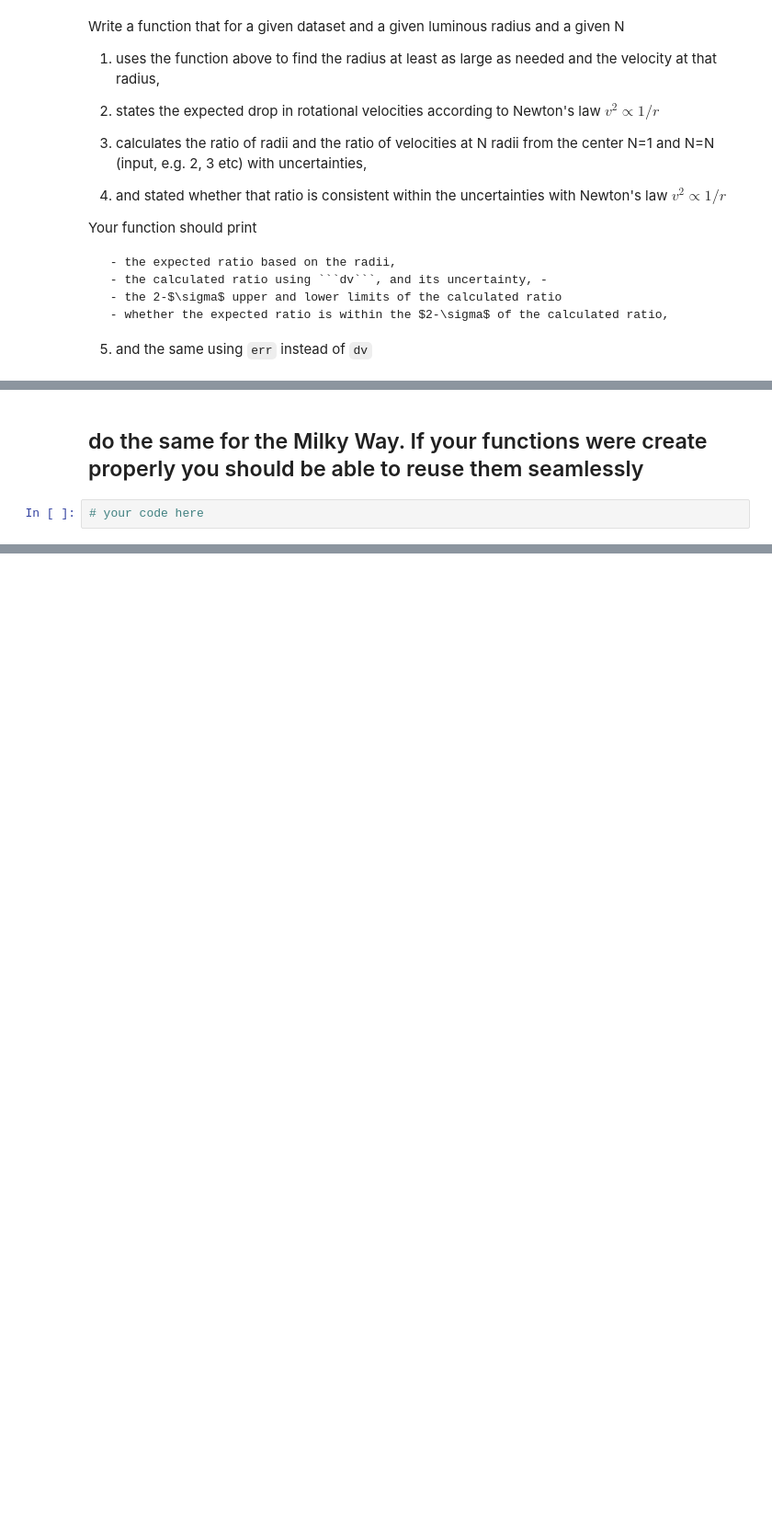
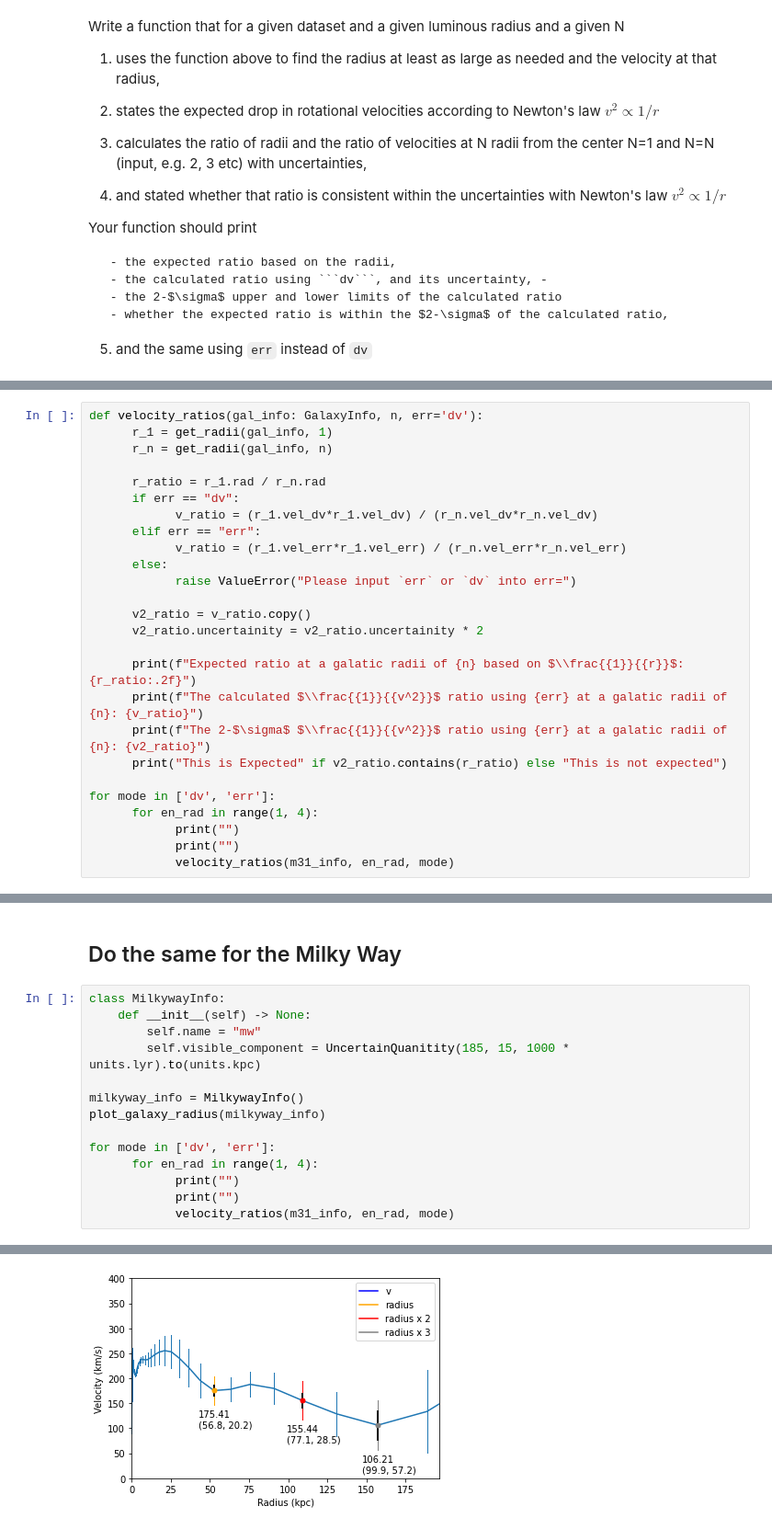
Before and after one commit to gregoryfdel/DSPS_GFoote, a Jupyter notebook: HW4/Galrotation.ipynb, the cells around one changed output, grey strips where cells are left out. Shown at 92% size. Saved outputs shown, nothing was run; the diff lists cells and outputs as text; blank space fills up the shorter version.

```diff
--- a/HW4/Galrotation.ipynb
+++ b/HW4/Galrotation.ipynb
@@ -381,0 +443,26 @@ def vratios(gal, rds, rd, err='dv'):
+# %%
+def velocity_ratios(gal_info: GalaxyInfo, n, err='dv'):
+      r_1 = get_radii(gal_info, 1)
+      r_n = get_radii(gal_info, n)
+
+      r_ratio = r_1.rad / r_n.rad
+      if err == "dv":
+            v_ratio = (r_1.vel_dv*r_1.vel_dv) / (r_n.vel_dv*r_n.vel_dv)
+      elif err == "err":
+            v_ratio = (r_1.vel_err*r_1.vel_err) / (r_n.vel_err*r_n.vel_err)
+      else:
+            raise ValueError("Please input `err` or `dv` into err=")
+
+      v2_ratio = v_ratio.copy()
+      v2_ratio.uncertainity = v2_ratio.uncertainity * 2
+
+      print(f"Expected ratio at a galatic radii of {n} based on $\\frac{{1}}{{r}}$: {r_ratio:.2f}")
+      print(f"The calculated $\\frac{{1}}{{v^2}}$ ratio using {err} at a galatic radii of {n}: {v_ratio}")
+      print(f"The 2-$\sigma$ $\\frac{{1}}{{v^2}}$ ratio using {err} at a galatic radii of {n}: {v2_ratio}")
+      print("This is Expected" if v2_ratio.contains(r_ratio) else "This is not expected")
+
+for mode in ['dv', 'err']:
+      for en_rad in range(1, 4):
+            print("")
+            print("")
+            velocity_ratios(m31_info, en_rad, mode)
@@ -382,4 +491,17 @@ def vratios(gal, rds, rd, err='dv'):
 # %% [markdown]
-## do the same for the Milky Way. If your functions were create properly you should be able to reuse them seamlessly
+## Do the same for the Milky Way
-# %%
-# your code here
+# %%
+class MilkywayInfo:
+    def __init__(self) -> None:
+        self.name = "mw"
+        self.visible_component = UncertainQuanitity(185, 15, 1000 * units.lyr).to(units.kpc)
+
+milkyway_info = MilkywayInfo()
+plot_galaxy_radius(milkyway_info)
+
+for mode in ['dv', 'err']:
+      for en_rad in range(1, 4):
+            print("")
+            print("")
+            velocity_ratios(m31_info, en_rad, mode)
+# %% [output]
@@ -385,0 +525 @@ def vratios(gal, rds, rd, err='dv'):
+[figure, added]
```
Also changed, not shown: parts of 13 cells of this notebook, 4 other files.
